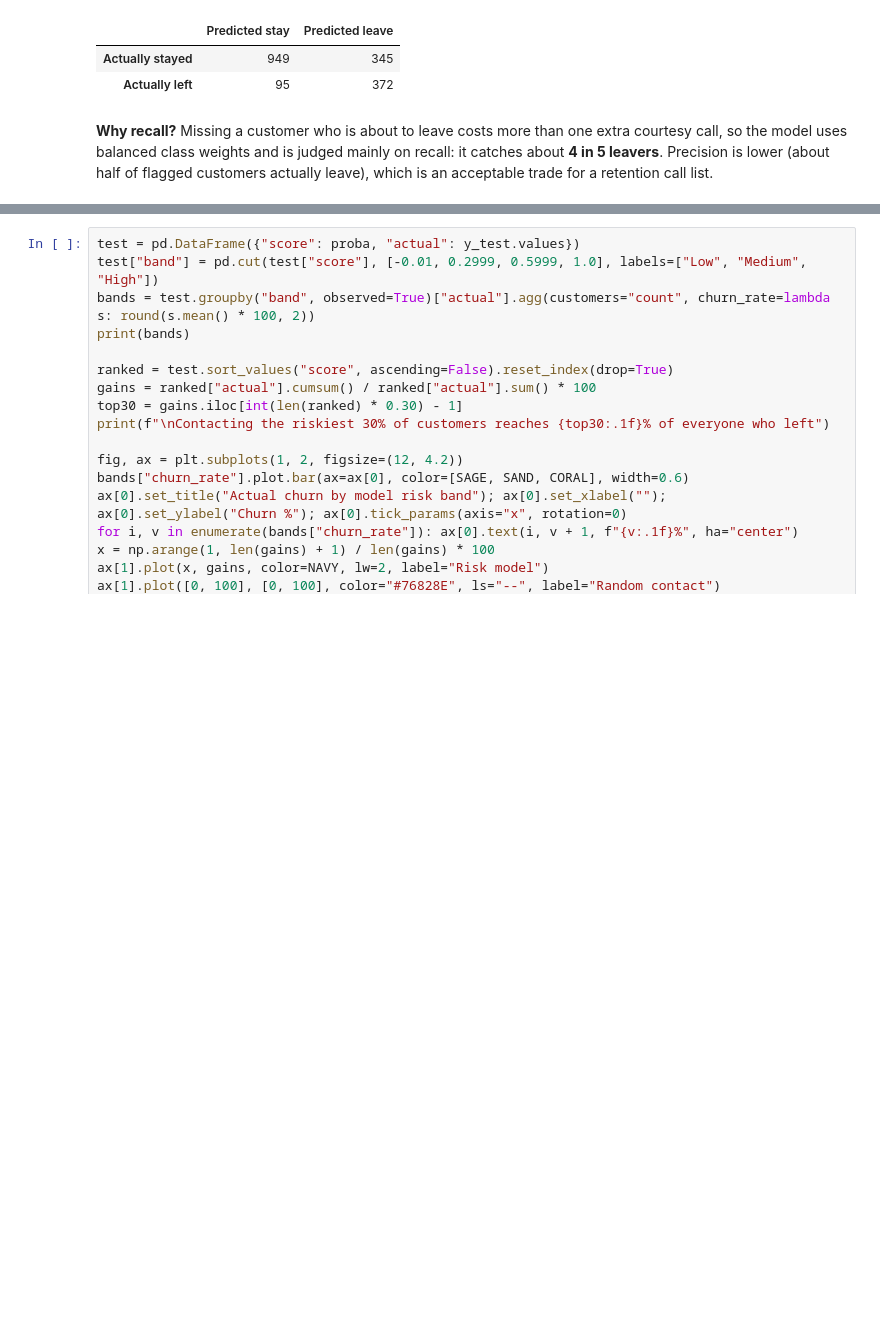
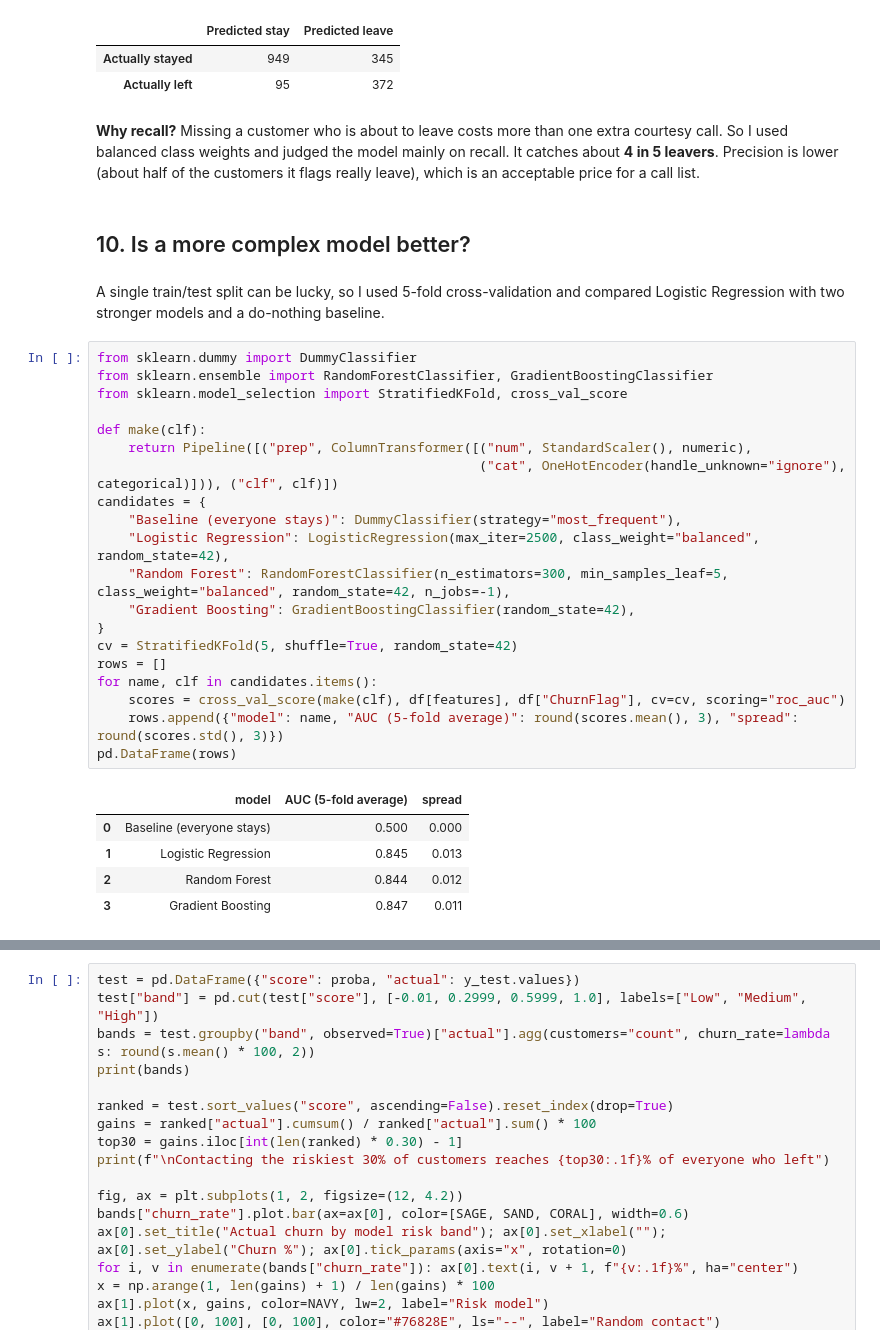
Before and after one commit to nidak7/customer-churn-intelligence-platform, a Jupyter notebook: notebooks/churn_analysis.ipynb, the cells around one changed output, grey strips where cells are left out. Drawn from its saved outputs; the diff is of its cells as text; blank space fills up the shorter version.

```diff
--- a/notebooks/churn_analysis.ipynb
+++ b/notebooks/churn_analysis.ipynb
@@ -243,4 +270,34 @@ AUC       0.846
 | Actually stayed | 949 | 345 |
 | Actually left | 95 | 372 |
 # %% [markdown]
-**Why recall?** Missing a customer who is about to leave costs more than one extra courtesy call, so the model uses balanced class weights and is judged mainly on recall: it catches about **4 in 5 leavers**. Precision is lower (about half of flagged customers actually leave), which is an acceptable trade for a retention call list.
+**Why recall?** Missing a customer who is about to leave costs more than one extra courtesy call. So I used balanced class weights and judged the model mainly on recall. It catches about **4 in 5 leavers**. Precision is lower (about half of the customers it flags really leave), which is an acceptable price for a call list.
+# %% [markdown]
+## 10. Is a more complex model better?
+# %% [markdown]
+A single train/test split can be lucky, so I used 5-fold cross-validation and compared Logistic Regression with two stronger models and a do-nothing baseline.
+# %%
+from sklearn.dummy import DummyClassifier
+from sklearn.ensemble import RandomForestClassifier, GradientBoostingClassifier
+from sklearn.model_selection import StratifiedKFold, cross_val_score
+
+def make(clf):
+    return Pipeline([("prep", ColumnTransformer([("num", StandardScaler(), numeric),
+                                                 ("cat", OneHotEncoder(handle_unknown="ignore"), categorical)])), ("clf", clf)])
+candidates = {
+    "Baseline (everyone stays)": DummyClassifier(strategy="most_frequent"),
+    "Logistic Regression": LogisticRegression(max_iter=2500, class_weight="balanced", random_state=42),
+    "Random Forest": RandomForestClassifier(n_estimators=300, min_samples_leaf=5, class_weight="balanced", random_state=42, n_jobs=-1),
+    "Gradient Boosting": GradientBoostingClassifier(random_state=42),
+}
+cv = StratifiedKFold(5, shuffle=True, random_state=42)
+rows = []
+for name, clf in candidates.items():
+    scores = cross_val_score(make(clf), df[features], df["ChurnFlag"], cv=cv, scoring="roc_auc")
+    rows.append({"model": name, "AUC (5-fold average)": round(scores.mean(), 3), "spread": round(scores.std(), 3)})
+pd.DataFrame(rows)
+# %% [output]
+|  | model | AUC (5-fold average) | spread |
+| 0 | Baseline (everyone stays) | 0.500 | 0.000 |
+| 1 | Logistic Regression | 0.845 | 0.013 |
+| 2 | Random Forest | 0.844 | 0.012 |
+| 3 | Gradient Boosting | 0.847 | 0.011 |
```
Also changed, not shown: parts of 29 cells of this notebook, 3 other files.
